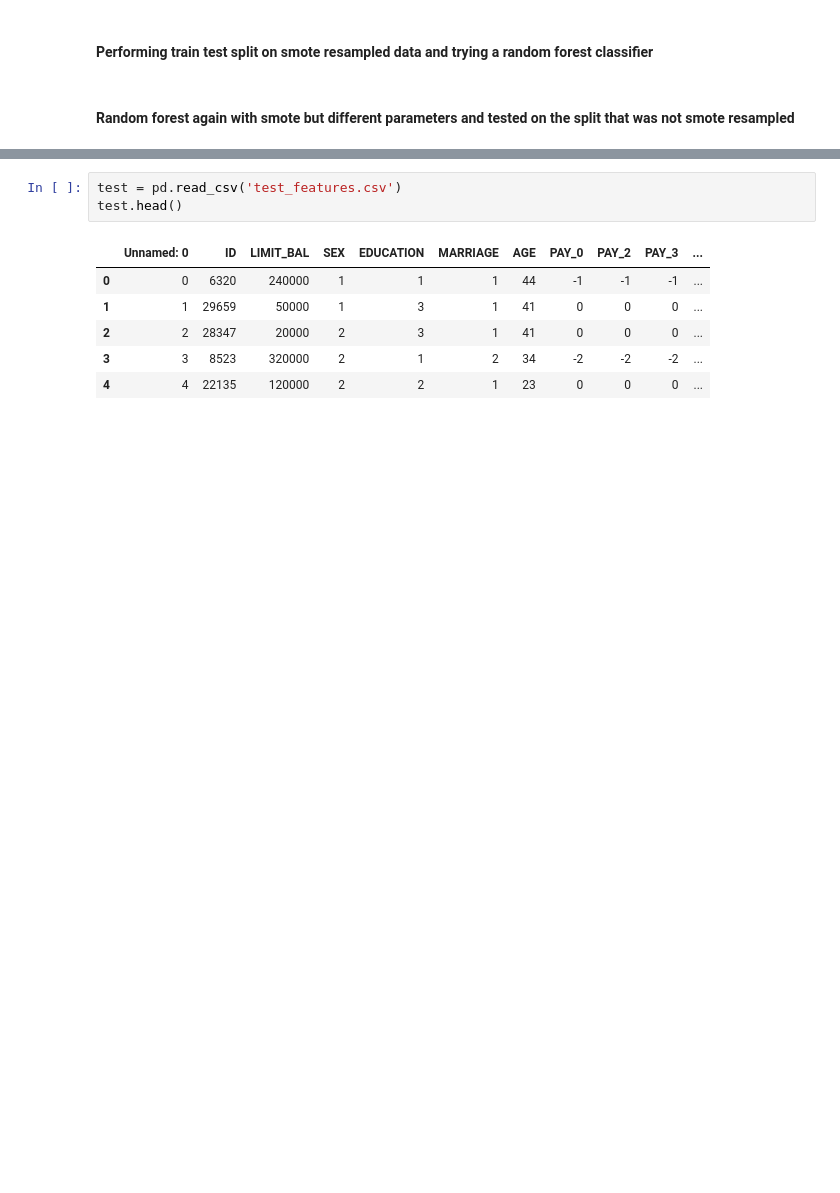
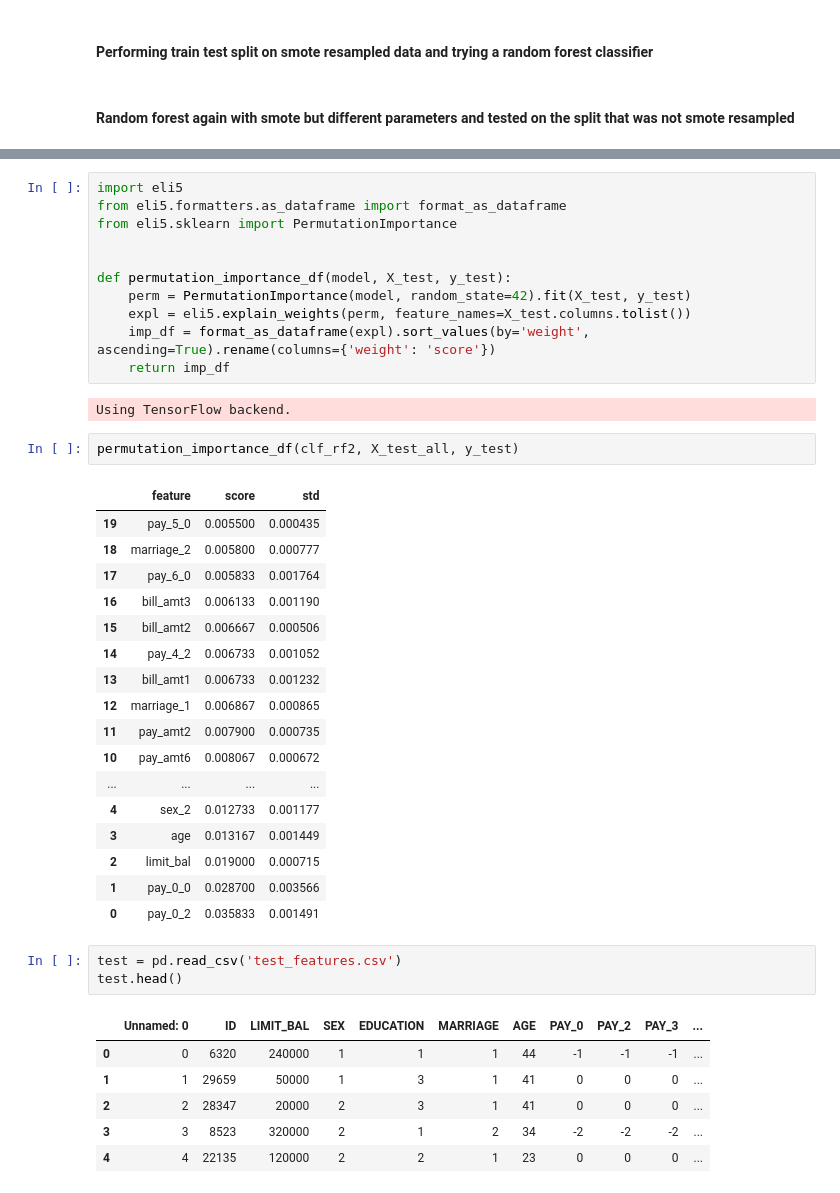
Before and after one commit to jwong853/classification_bakeoff_sea-chi-dsc, a Jupyter notebook: Untitled.ipynb, the cells around one changed output, grey strips where cells are left out. Saved outputs shown, nothing was run; the diff lists cells and outputs as text; blank space fills up the shorter version.

```diff
--- a/Untitled.ipynb
+++ b/Untitled.ipynb
@@ -295,3 +280,36 @@ f1:  0.8502292965156747
+# %%
+import eli5
+from eli5.formatters.as_dataframe import format_as_dataframe
+from eli5.sklearn import PermutationImportance
+
+
+def permutation_importance_df(model, X_test, y_test):
+    perm = PermutationImportance(model, random_state=42).fit(X_test, y_test)
+    expl = eli5.explain_weights(perm, feature_names=X_test.columns.tolist())
+    imp_df = format_as_dataframe(expl).sort_values(by='weight', ascending=True).rename(columns={'weight': 'score'})
+    return imp_df
+# %% [output]
+Using TensorFlow backend.
+# %%
+permutation_importance_df(clf_rf2, X_test_all, y_test)
+# %% [output]
+|  | feature | score | std |
+| 19 | pay_5_0 | 0.005500 | 0.000435 |
+| 18 | marriage_2 | 0.005800 | 0.000777 |
+| 17 | pay_6_0 | 0.005833 | 0.001764 |
+| 16 | bill_amt3 | 0.006133 | 0.001190 |
+| 15 | bill_amt2 | 0.006667 | 0.000506 |
+| 14 | pay_4_2 | 0.006733 | 0.001052 |
+| 13 | bill_amt1 | 0.006733 | 0.001232 |
+| 12 | marriage_1 | 0.006867 | 0.000865 |
+| 11 | pay_amt2 | 0.007900 | 0.000735 |
+| 10 | pay_amt6 | 0.008067 | 0.000672 |
+| ... | ... | ... | ... |
+| 4 | sex_2 | 0.012733 | 0.001177 |
+| 3 | age | 0.013167 | 0.001449 |
+| 2 | limit_bal | 0.019000 | 0.000715 |
+| 1 | pay_0_0 | 0.028700 | 0.003566 |
+| 0 | pay_0_2 | 0.035833 | 0.001491 |
 # %%
 test = pd.read_csv('test_features.csv')
 test.head()
```
Also changed, not shown: parts of 18 cells of this notebook, 2 other files.
